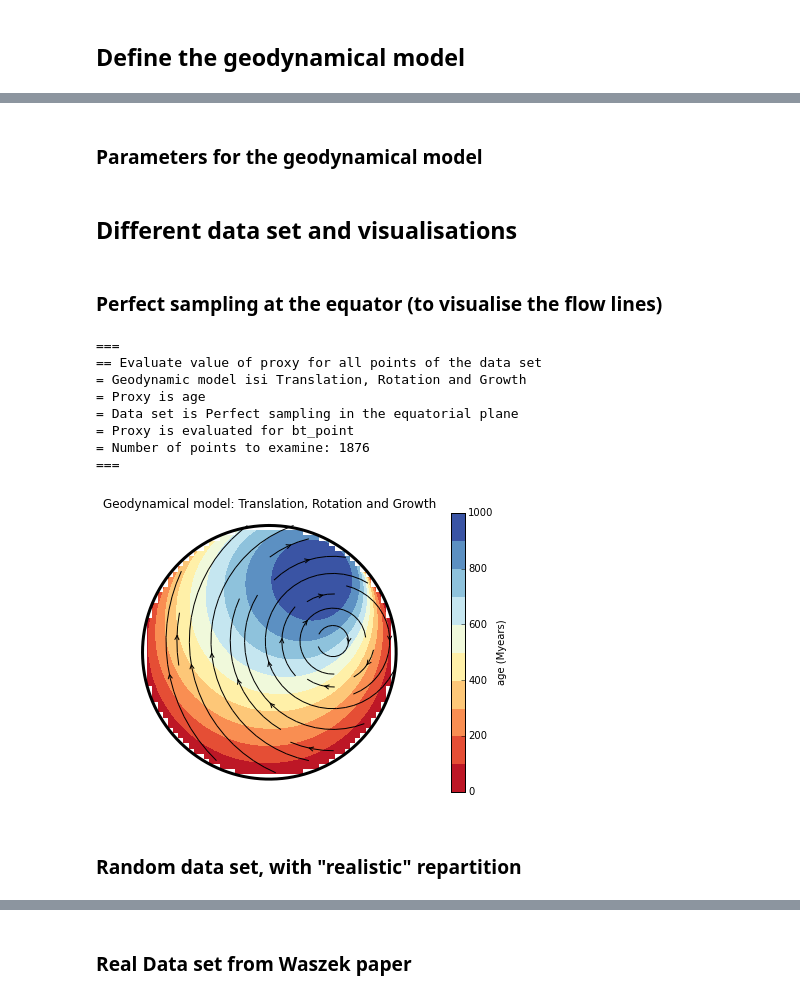
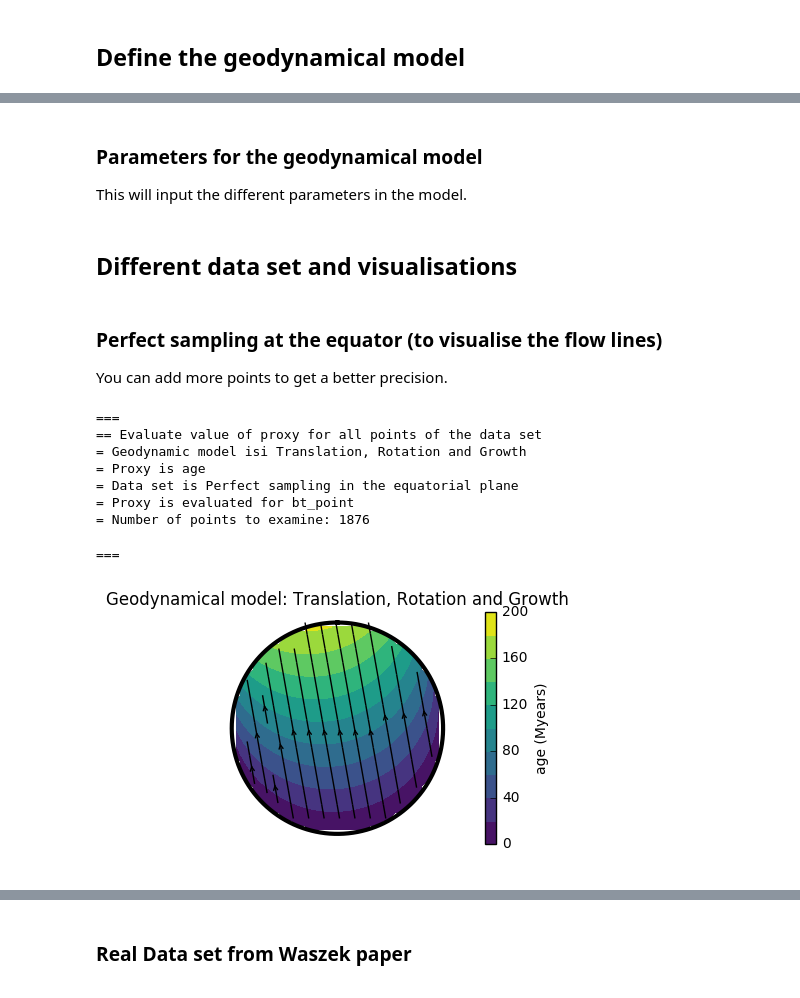
Before and after one commit to MarineLasbleis/GrowYourIC, a Jupyter notebook: Grow.ipynb, the cells around one changed output, grey strips where cells are left out. Cells and saved outputs as stored; diff of their text form; code cells hidden in the pictures.

```diff
--- a/Grow.ipynb
+++ b/Grow.ipynb
@@ -47,4 +43,6 @@ import geodyn, geodyn_trg, geodyn_static
 import plot_data
 import data
 
-plt.rcParams['figure.figsize'] = (15.0, 5.0) #size of figures
+plt.rcParams['figure.figsize'] = (8.0, 3.0) #size of figures
+cm = plt.cm.get_cmap('viridis')
+cm2 = plt.cm.get_cmap('winter')
@@ -62,0 +59,17 @@ geodynModel = geodyn_trg.TranslationGrowthRotation()
+# %%
+age_ic_dim = 1e9 #in years
+rICB_dim = 1221. #in km
+translation_velocity_dim = 4e-10 #m.s, value for today's Earth with Q_cmb = 10TW (see Alboussiere et al. 2010)
+time_translation = rICB_dim*1e3/translation_velocity_dim /(np.pi*1e7)
+maxAge = 2.*time_translation/1e6
+print("The translation recycles the inner core material in {0:.2f} million years".format(maxAge))
+print("Translation velocity is {0:.2e} km/years".format(translation_velocity_dim*np.pi*1e7/1e3))
+
+units = None #we give them already dimensionless parameters.
+rICB = 1.
+age_ic = 1.
+omega = 0. #-0.5*np.pi # Rotation rates has to be in ]-np.pi, np.pi[
+velocity_amplitude = translation_velocity_dim*age_ic_dim*np.pi*1e7/rICB_dim/1e3
+velocity_center = [0., 100.]#center of the eastern hemisphere
+velocity = geodyn_trg.translation_velocity(velocity_center, velocity_amplitude)
+exponent_growth = 0.3
@@ -63,14 +89,7 @@ geodynModel = geodyn_trg.TranslationGrowthRotation()
 # %% [markdown]
 ### Parameters for the geodynamical model
+
+This will input the different parameters in the model.
-# %%
-units = None #first, we start with dimensionless parameters
-rICB = 1.
-age_ic = 1.
-omega = -0.5*np.pi # Rotation rates has to be in ]-np.pi, np.pi[
-velocity_amplitude = 0.8
-velocity_center = [0., 100.]#center of the eastern hemisphere
-velocity = geodyn_trg.translation_velocity(velocity_center, velocity_amplitude)
-proxy_type = "age"
 # %%
 parameters = {'units': units,
               'rICB': rICB,
@@ -85,21 +104,21 @@ geodynModel.define_units()
 ## Different data set and visualisations
 # %% [markdown]
 ### Perfect sampling at the equator (to visualise the flow lines)
+
+You can add more points to get a better precision.
 # %%
 npoints = 50 #number of points in the x direction for the data set.
 data_set = data.PerfectSamplingEquator(npoints, rICB = 1.)
 data_set.method = "bt_point"
-proxy = geodyn.evaluate_proxy(data_set, geodynModel, proxy="age", verbose = False)
-data_set.plot_c_vec(geodynModel, proxy=proxy, cm=plt.cm.get_cmap('RdYlBu'), nameproxy="age (Myears)")
+proxy = geodyn.evaluate_proxy(data_set, geodynModel, proxy_type="age", verbose = False)
+data_set.plot_c_vec(geodynModel, proxy=proxy, cm=cm, nameproxy="age (Myears)")
 # %% [output]
 ===
 == Evaluate value of proxy for all points of the data set
 = Geodynamic model isi Translation, Rotation and Growth
 = Proxy is age
 = Data set is Perfect sampling in the equatorial plane
 = Proxy is evaluated for bt_point
 = Number of points to examine: 1876
-===
+===
-[figure, old version]
+[figure, new version]
-# %% [markdown]
-### Random data set, with "realistic" repartition
```
Also changed, not shown: parts of 33 cells of this notebook.
